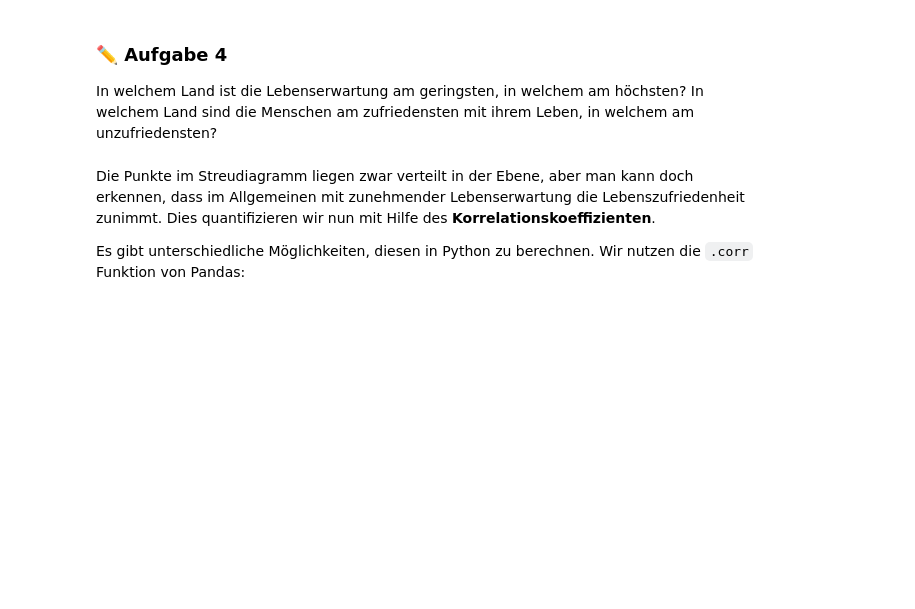
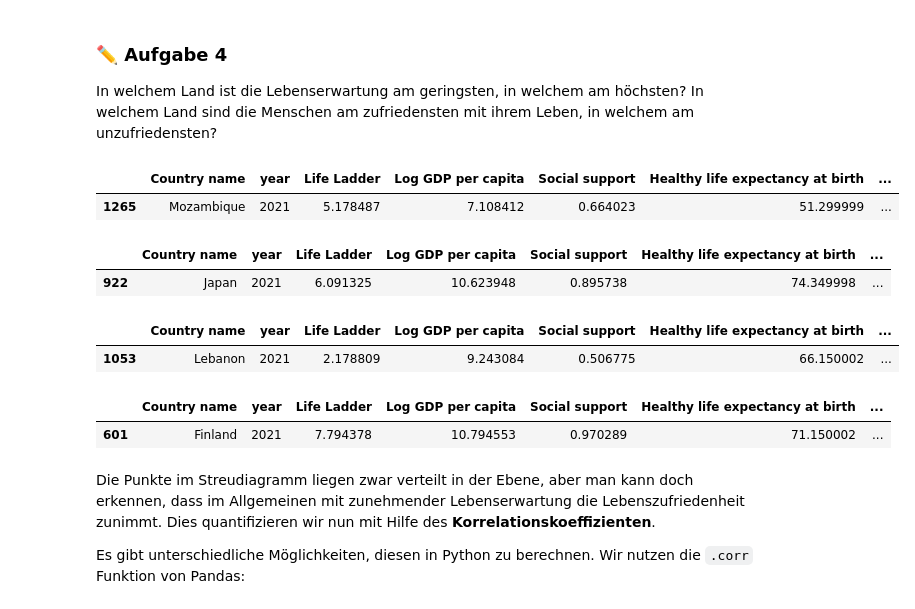
Before and after one commit to P-AEL/Optimierungsverfahren_Tut, a Jupyter notebook: Labs/02 - Korrelation und Regression.ipynb, the cells around one changed output. Saved outputs shown, nothing was run; the diff lists cells and outputs as text; code cells hidden in the pictures; blank space fills up the shorter version.

```diff
--- a/Labs/02 - Korrelation und Regression.ipynb
+++ b/Labs/02 - Korrelation und Regression.ipynb
@@ -45,6 +84,26 @@ px.scatter(data_frame=whr_2021, x="Healthy life expectancy at birth", y="Life La
 # %% [markdown]
 ### ✏️ Aufgabe 4
 In welchem Land ist die Lebenserwartung am geringsten, in welchem am höchsten? In welchem Land sind die Menschen am zufriedensten mit ihrem Leben, in welchem am unzufriedensten?
+# %%
+whr_2021.sort_values("Healthy life expectancy at birth").head(1)#am niedrigsten
+# %% [output]
+|  | Country name | year | Life Ladder | Log GDP per capita | Social support | Healthy life expectancy at birth | ... |
+| 1265 | Mozambique | 2021 | 5.178487 | 7.108412 | 0.664023 | 51.299999 | ... |
+# %%
+whr_2021.sort_values("Healthy life expectancy at birth",na_position="first").tail(1)#am höchsten
+# %% [output]
+|  | Country name | year | Life Ladder | Log GDP per capita | Social support | Healthy life expectancy at birth | ... |
+| 922 | Japan | 2021 | 6.091325 | 10.623948 | 0.895738 | 74.349998 | ... |
+# %%
+whr_2021.sort_values("Life Ladder").head(1)#am unzufriedesten
+# %% [output]
+|  | Country name | year | Life Ladder | Log GDP per capita | Social support | Healthy life expectancy at birth | ... |
+| 1053 | Lebanon | 2021 | 2.178809 | 9.243084 | 0.506775 | 66.150002 | ... |
+# %%
+whr_2021.sort_values("Life Ladder",na_position="first").tail(1)#am zufriedesten
+# %% [output]
+|  | Country name | year | Life Ladder | Log GDP per capita | Social support | Healthy life expectancy at birth | ... |
+| 601 | Finland | 2021 | 7.794378 | 10.794553 | 0.970289 | 71.150002 | ... |
 # %% [markdown]
 Die Punkte im Streudiagramm liegen zwar verteilt in der Ebene, aber man kann doch erkennen, dass im Allgemeinen mit zunehmender Lebenserwartung die Lebenszufriedenheit zunimmt. Dies quantifizieren wir nun mit Hilfe des **Korrelationskoeffizienten**.
 
```
Also changed, not shown: parts of 12 cells of this notebook.
